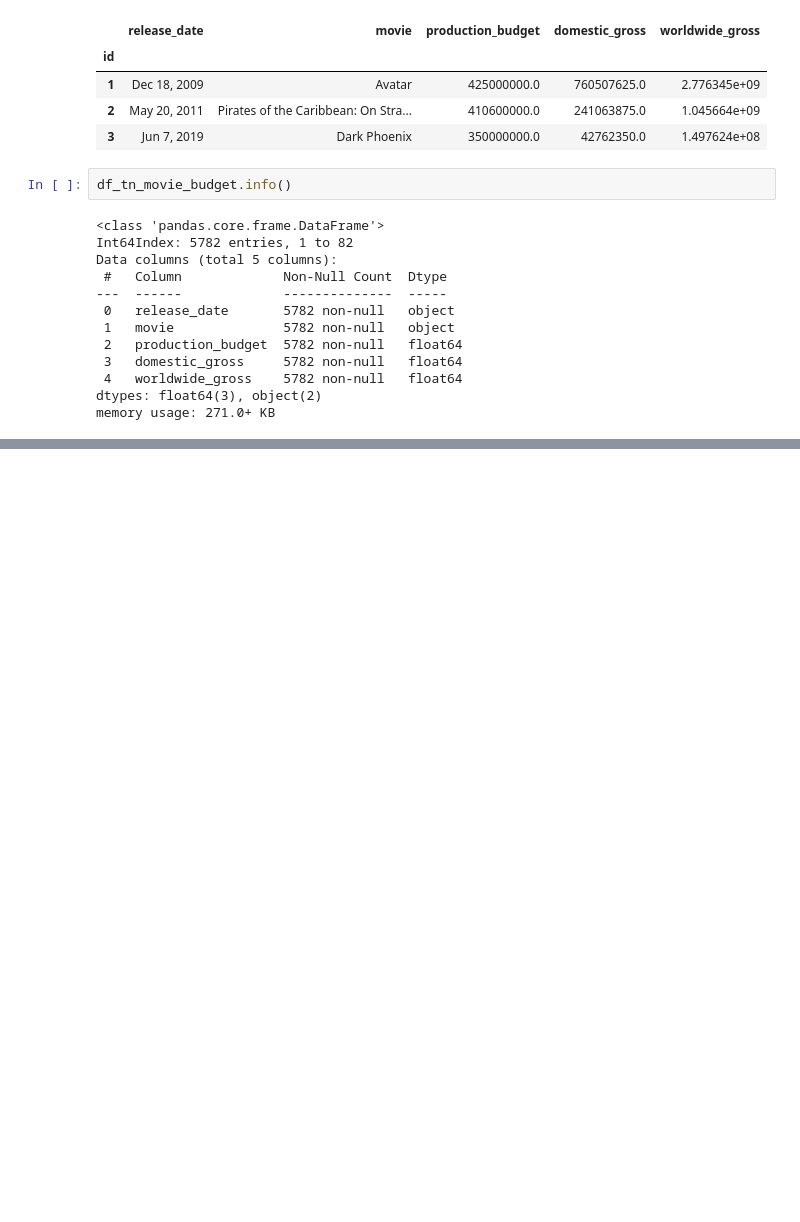
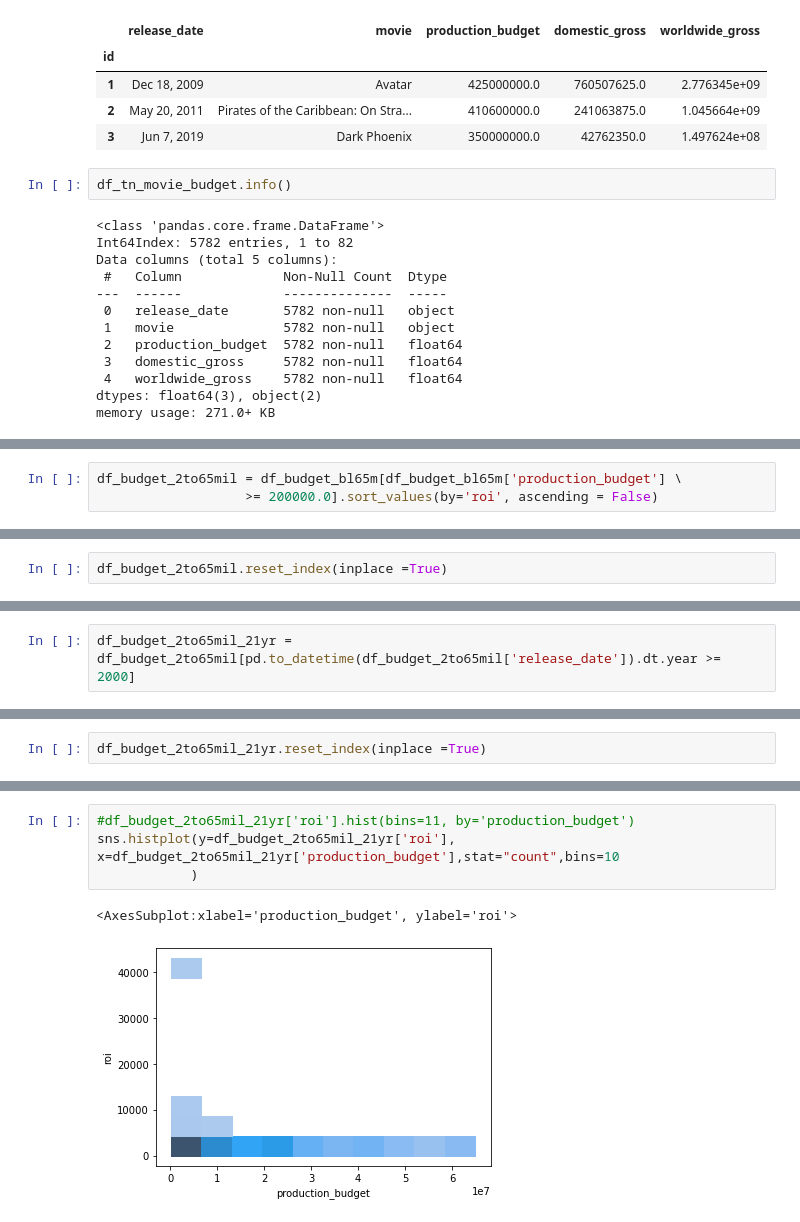
Before and after one commit to SunTzuLombardi/MovieStudioCapstone, a Jupyter notebook: initial_load_clean.ipynb, the cells around one changed output, grey strips where cells are left out. Saved outputs shown, nothing was run; the diff lists cells and outputs as text; blank space fills up the shorter version.

```diff
--- a/initial_load_clean.ipynb
+++ b/initial_load_clean.ipynb
@@ -899,0 +1008,3 @@ memory usage: 271.0+ KB
+# %%
+df_budget_2to65mil = df_budget_bl65m[df_budget_bl65m['production_budget'] \
+                   >= 200000.0].sort_values(by='roi', ascending = False)
@@ -899,0 +1029,2 @@ memory usage: 271.0+ KB
+# %%
+df_budget_2to65mil.reset_index(inplace =True)
@@ -899,0 +1045,2 @@ memory usage: 271.0+ KB
+# %%
+df_budget_2to65mil_21yr = df_budget_2to65mil[pd.to_datetime(df_budget_2to65mil['release_date']).dt.year >= 2000]
@@ -899,0 +1049,2 @@ memory usage: 271.0+ KB
+# %%
+df_budget_2to65mil_21yr.reset_index(inplace =True)
@@ -899,0 +1106,7 @@ memory usage: 271.0+ KB
+# %%
+#df_budget_2to65mil_21yr['roi'].hist(bins=11, by='production_budget')
+sns.histplot(y=df_budget_2to65mil_21yr['roi'], x=df_budget_2to65mil_21yr['production_budget'],stat="count",bins=10
+            )
+# %% [output]
+<AxesSubplot:xlabel='production_budget', ylabel='roi'>
+[figure, added]
```
Also changed, not shown: parts of 92 cells of this notebook.
